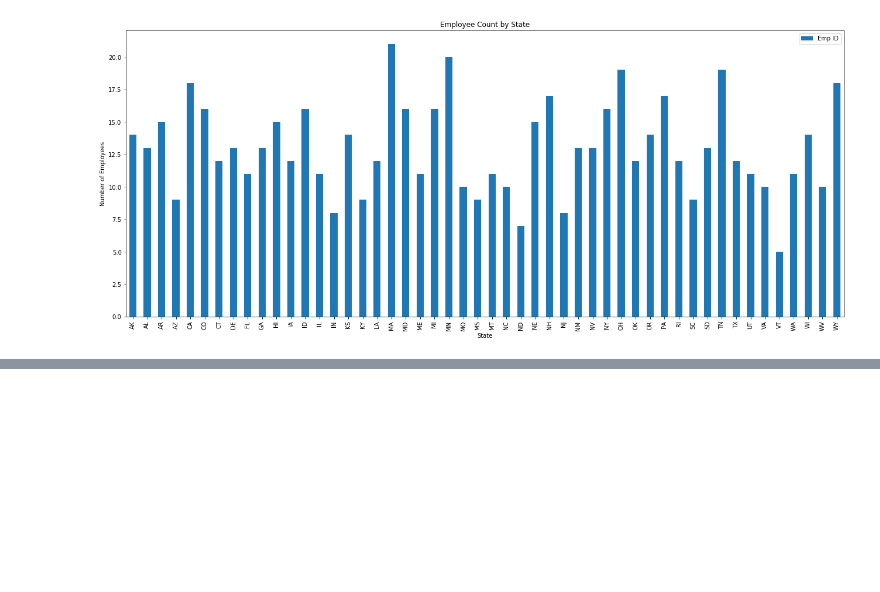
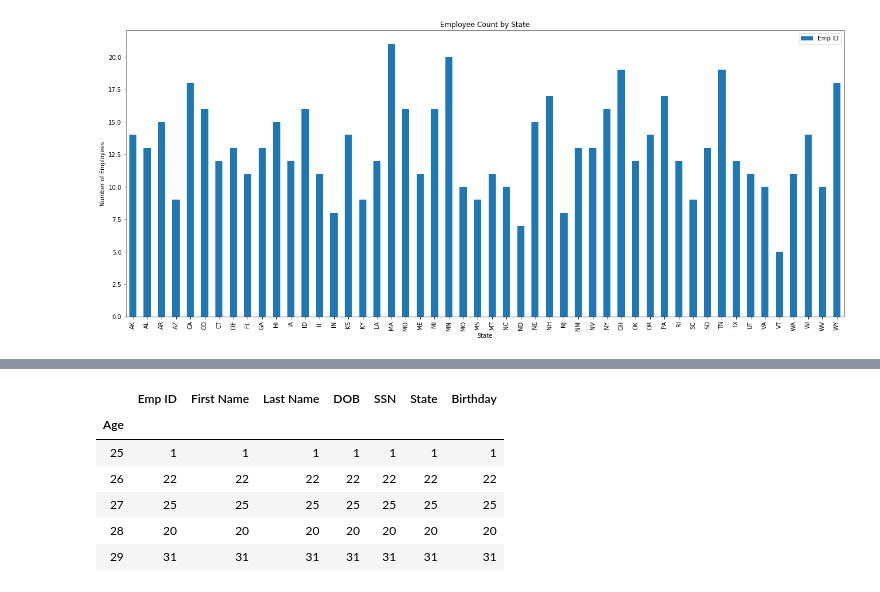
Before and after one commit to camiloibanez/python-challenge, a Jupyter notebook: Employee Plotting.ipynb, the cells around one changed output, grey strips where cells are left out. Saved outputs shown, nothing was run; the diff lists cells and outputs as text; code cells hidden in the pictures; blank space fills up the shorter version.

```diff
--- a/Employee Plotting.ipynb
+++ b/Employee Plotting.ipynb
@@ -31,0 +57,11 @@ Text(0, 0.5, 'Number of Employees')
+# %%
+groupby_age_employee_df = employee_df.groupby("Age").count()
+groupby_age_employee_df.head()
+# %% [output]
+|  | Emp ID | First Name | Last Name | DOB | SSN | State | Birthday |
+| Age |  |  |  |  |  |  |  |
+| 25 | 1 | 1 | 1 | 1 | 1 | 1 | 1 |
+| 26 | 22 | 22 | 22 | 22 | 22 | 22 | 22 |
+| 27 | 25 | 25 | 25 | 25 | 25 | 25 | 25 |
+| 28 | 20 | 20 | 20 | 20 | 20 | 20 | 20 |
+| 29 | 31 | 31 | 31 | 31 | 31 | 31 | 31 |
```
Also changed, not shown: parts of 4 cells of this notebook.
